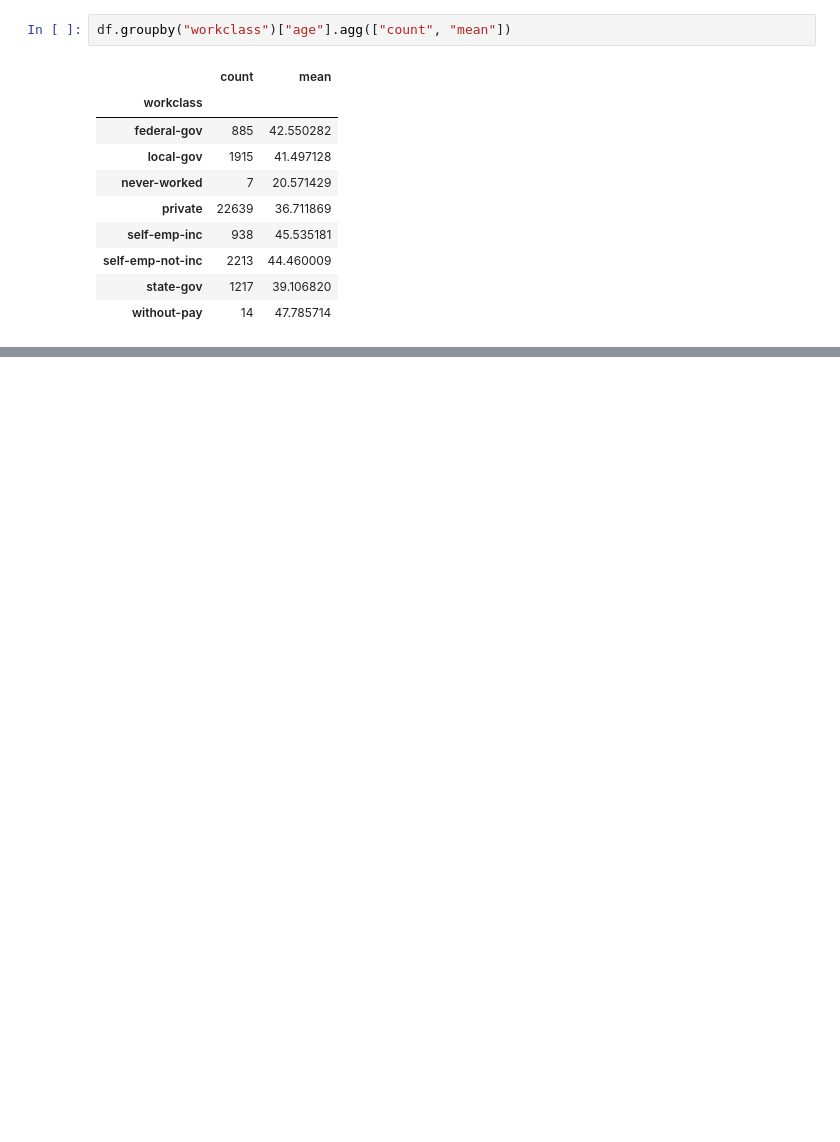
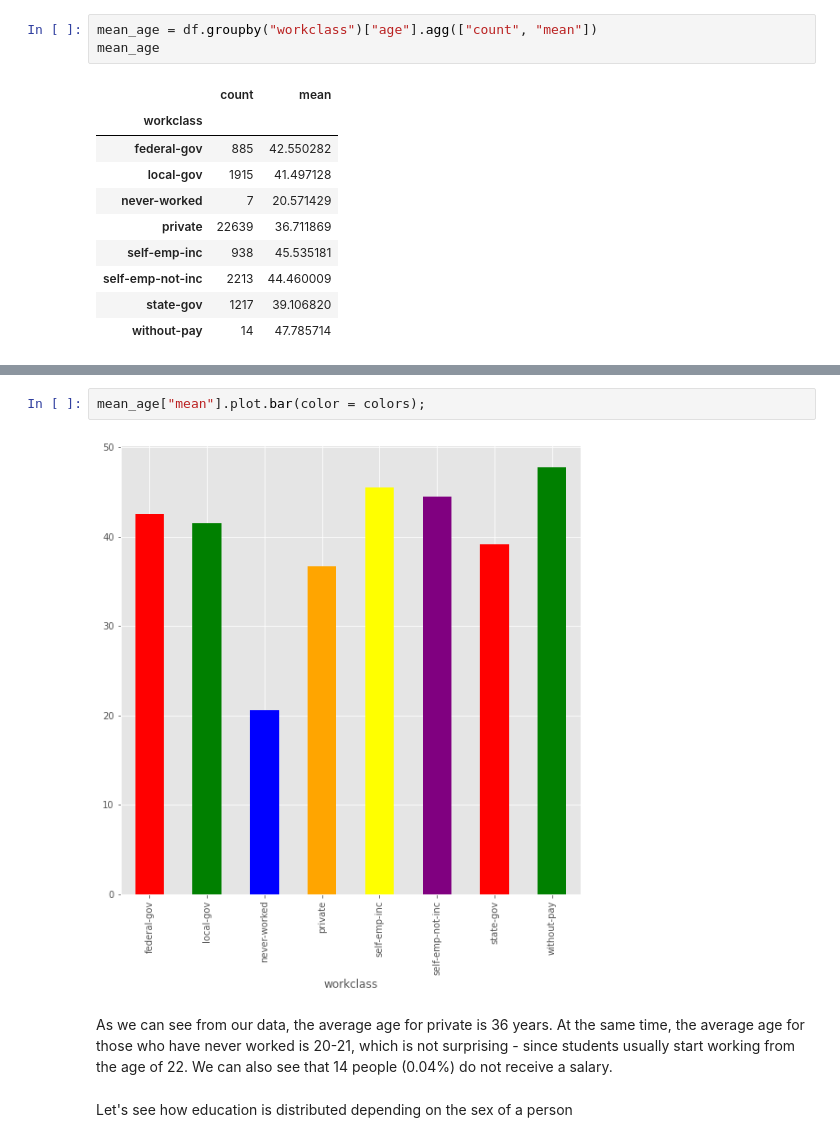
Before and after one commit to LuxAeterna311/DS-researches, a Jupyter notebook: adult-census-income-eda-ml.ipynb, the cells around one changed output, grey strips where cells are left out. Cells and saved outputs as stored; diff of their text form; blank space fills up the shorter version.

```diff
--- a/adult-census-income-eda-ml.ipynb
+++ b/adult-census-income-eda-ml.ipynb
@@ -341,5 +351,6 @@ df.head()
 # %%
-df.groupby("workclass")["age"].agg(["count", "mean"])
+mean_age = df.groupby("workclass")["age"].agg(["count", "mean"])
+mean_age
 # %% [output]
 |  | count | mean |
 | workclass |  |  |
@@ -353,0 +378,8 @@ df.groupby("workclass")["age"].agg(["count", "mean"])
+# %%
+mean_age["mean"].plot.bar(color = colors);
+# %% [output]
+[figure, added]
+# %% [markdown]
+As we can see from our data, the average age for private is 36 years. At the same time, the average age for those who have never worked is 20-21, which is not surprising - since students usually start working from the age of 22. We can also see that 14 people (0.04%) do not receive a salary.
+# %% [markdown]
+Let's see how education is distributed depending on the sex of a person
```
Also changed, not shown: parts of 54 cells of this notebook.
